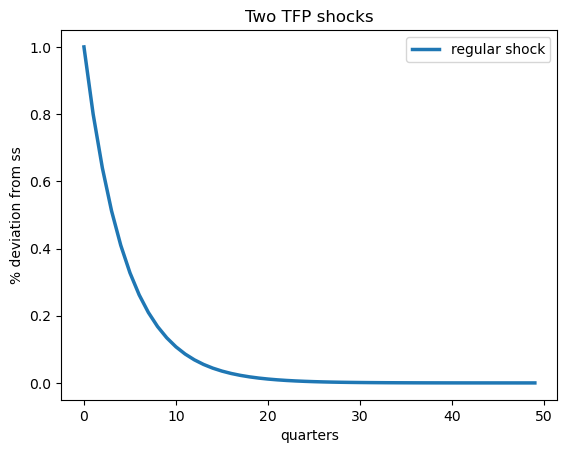
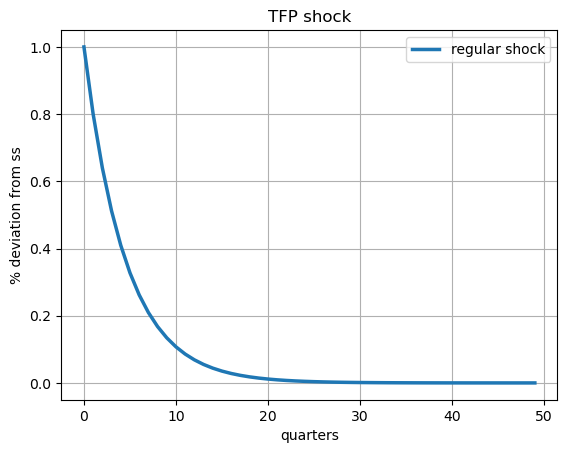
Code edit (unified diff) that turned the first committed figure into the second:
--- before
+++ after
@@ -5,7 +5,8 @@
 
 plt.plot(100*dZ[:50, 0]/ss['A'], label='regular shock', linewidth=2.5)
-plt.title(r'Two TFP shocks')
+plt.title(r'TFP shock')
 plt.ylabel(r'% deviation from ss')
 plt.xlabel(r'quarters')
 plt.legend()
+plt.grid(True)
 plt.show()

Commit: Modify the title of the graph